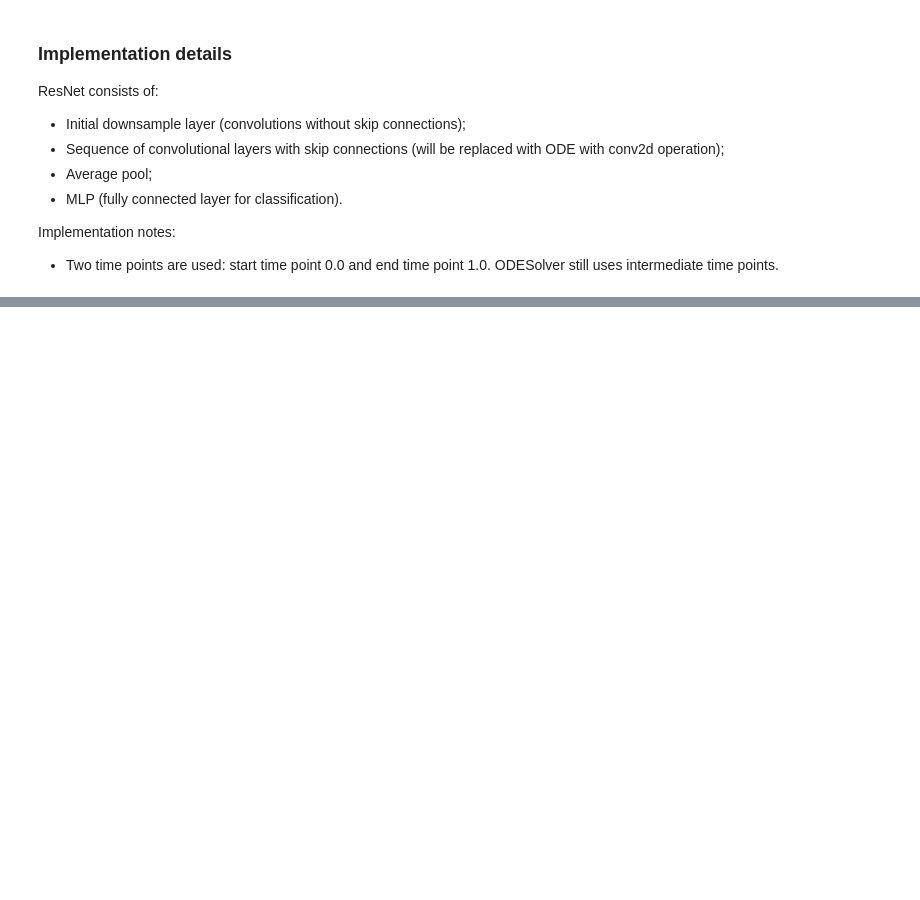
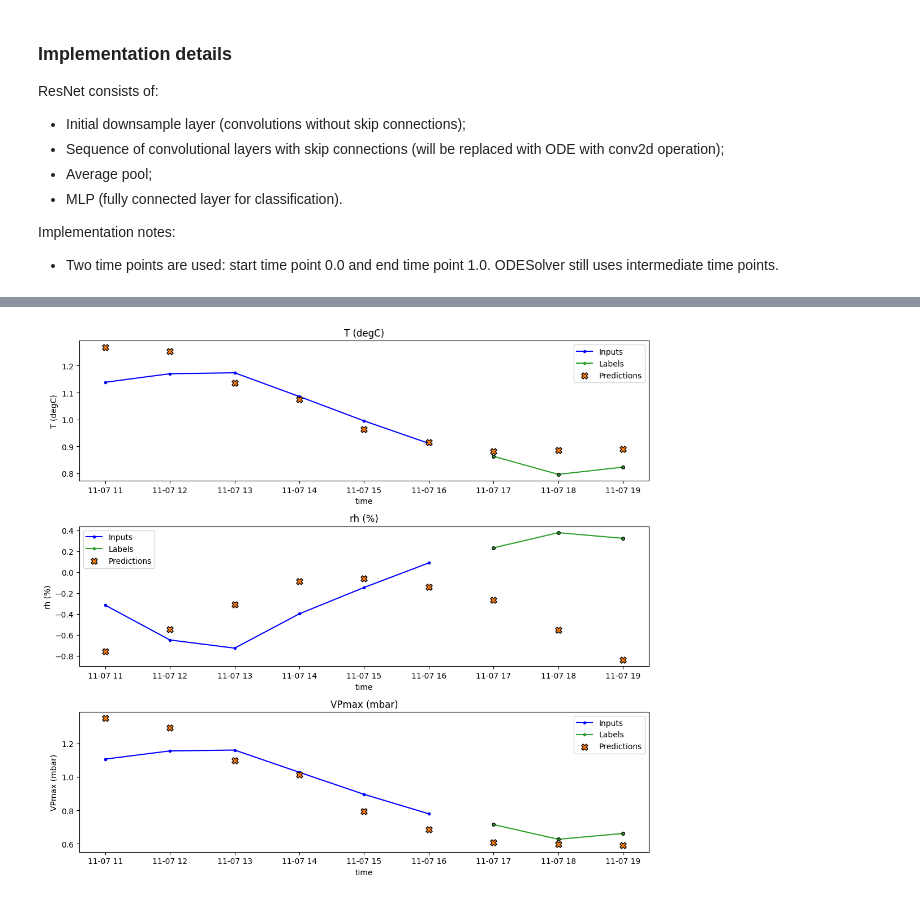
Before and after one commit to Robotmurlock/NeuralODE, a Jupyter notebook: Nodebook.ipynb, the cells around one changed output, grey strips where cells are left out. Saved outputs shown, nothing was run; the diff lists cells and outputs as text; code cells hidden in the pictures; blank space fills up the shorter version.

```diff
--- a/Nodebook.ipynb
+++ b/Nodebook.ipynb
@@ -1065,0 +1281,8 @@ plt.show()
+# %%
+# Data normalization
+df_train, df_val = df.iloc[:60000], df.iloc[60000:]
+data_mean, data_std = df_train.mean(), df_train.std()  # avoiding data leakage
+df_train = (df_train - data_mean) / data_std
+df_val = (df_val - data_mean) / data_std
+print('Train shape:', df_train.shape, 'Val shape:', df_val.shape)
+df_train.head()
@@ -1065,0 +1646,59 @@ plt.show()
+# %%
+def plot_ts_predictions(
+    x_obs: np.ndarray,
+    t_obs_orig: np.ndarray,
+    x_unobs: np.ndarray,
+    t_unobs_orig: np.ndarray,
+    cols: List[int],
+    x_all_hat: Optional[np.ndarray] = None,
+    col_names: Optional[List[str]] = None
+) -> plt.Figure:
+    """
+    Plots time series with optional predictions
+
+    Args:
+        x_obs: Observable data (history)
+        t_obs_orig: Observable data corresponding datetime points
+        x_unobs: Unobservable data (future)
+        t_unobs_orig: Unobservable data corresponding datetime points
+        cols: Column indices to plot
+        x_all_hat: Predictions
+        col_names: Column names for plot
+
+    Returns:
+        Plot figure
+    """
+    n_cols = len(cols)
+    fig = plt.figure(figsize=(2+3*n_cols, 10))
+    for plot_index, col_index in enumerate(cols):
+        plt.subplot(n_cols, 1, plot_index+1)
+        plt.xlabel('time')
+        plt.ylabel(str(col_index) if col_names is None else col_names[col_index])
+        plt.title(str(col_index) if col_names is None else col_names[col_index])
+
+        plt.plot(t_obs_orig, x_obs[:, 0, col_index], label='Inputs', c='blue', marker='.', zorder=0)
+        plt.plot(t_unobs_orig, x_unobs[:, 0, col_index], label='Labels', marker='.', c='#2ca02c', zorder=2)
+        plt.scatter(t_unobs_orig, x_unobs[:, 0, col_index], marker='.', edgecolors='k', c='#2ca02c', s=64, zorder=2)
+        if x_all_hat is not None:
+            t_all = np.hstack([t_obs_orig, t_unobs_orig])
+            plt.scatter(t_all, x_all_hat[:, 0, col_index], label='Predictions', marker='X', edgecolors='k', c='#ff7f0e', s=64, zorder=3)
+        plt.legend()
+
+    plt.tight_layout()
+    return fig
+
+
+
+sample_index = 35
+x_obs, t_obs, x_all, t_all = val_dataset[sample_index]
+x_obs, t_obs, x_all, t_all = [val.to(DEVICE).unsqueeze(1) for val in [x_obs, t_obs, x_all, t_all]]
+ode_vae.eval()
+x_hat, _, _ = ode_vae(x_obs, t_obs, t_all)
+x_obs, x_all, x_hat = [val.detach().cpu().numpy() for val in [x_obs, x_all, x_hat]]
+t_obs_orig, t_unobs_orig, t_all_orig = val_dataset.time(sample_index)
+x_unobs, x_hat_obs, x_hat_unobs = x_all[-P_STEP:], x_hat[:H_STEP], x_hat[-P_STEP:]
+
+plot_ts_predictions(x_obs, t_obs_orig, x_unobs, t_unobs_orig, cols=[1, 4, 5], x_all_hat=x_hat, col_names=column_names)
+plt.show()
+# %% [output]
+[figure, added]
```
Also changed, not shown: parts of 31 cells of this notebook, 3 other files.
